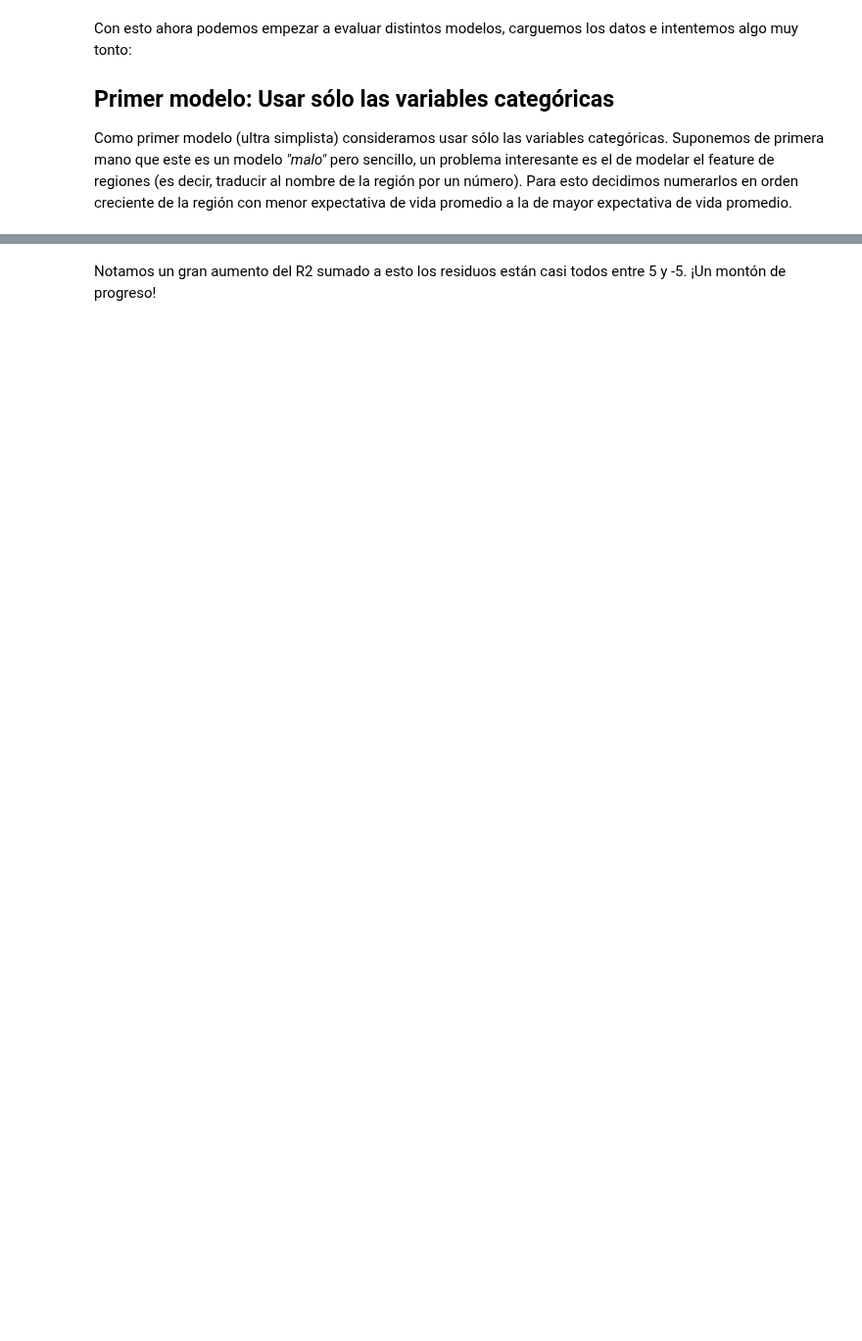
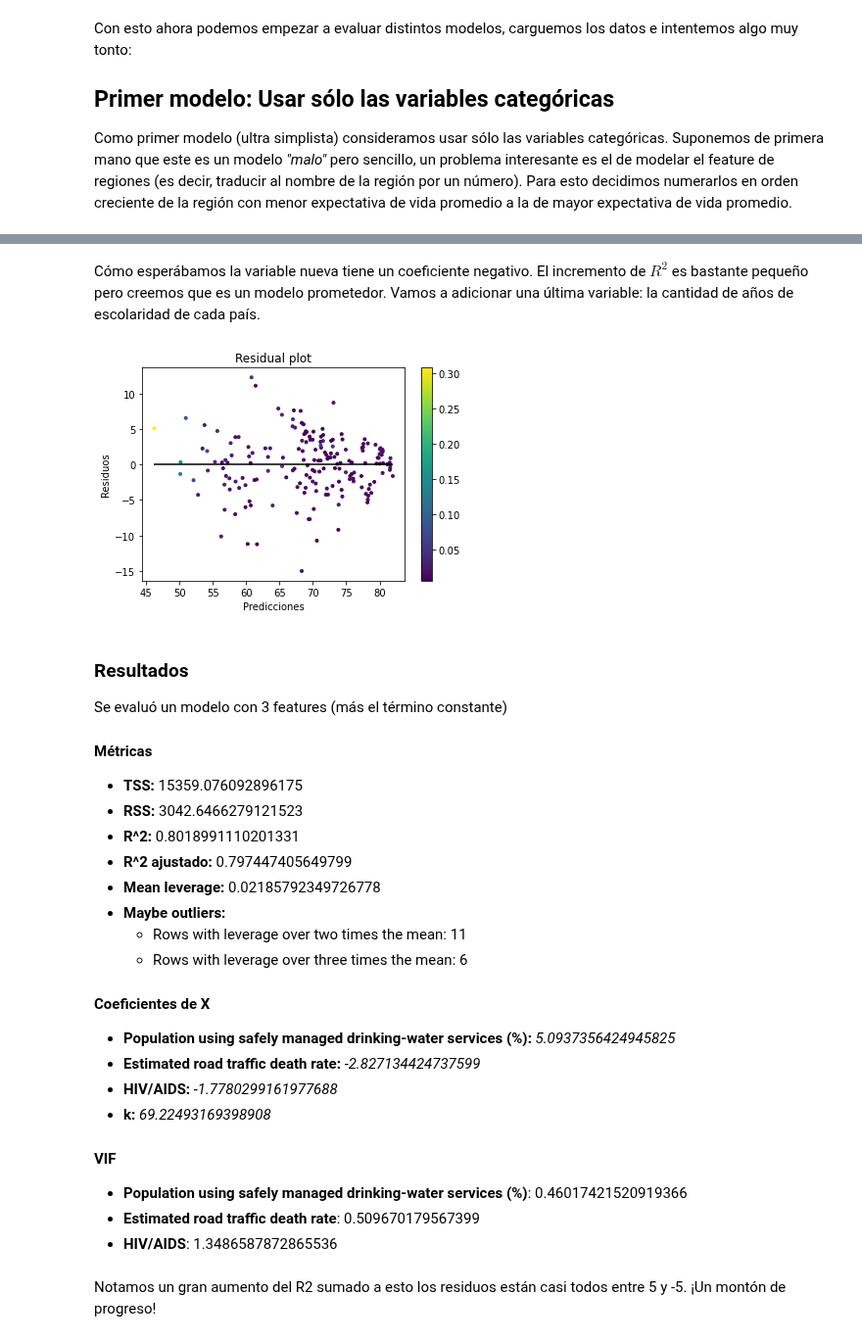
Before and after one commit to iglosiggio/metnum-tp3, a Jupyter notebook: notebooks/modelos-de-regresion-reentrega.ipynb, the cells around one changed output, grey strips where cells are left out. Shown at 98% size. Saved outputs shown, nothing was run; the diff lists cells and outputs as text; code cells hidden in the pictures; blank space fills up the shorter version.

```diff
--- a/notebooks/modelos-de-regresion-reentrega.ipynb
+++ b/notebooks/modelos-de-regresion-reentrega.ipynb
@@ -306,2 +291,28 @@ Se evaluó un modelo con 4 features (más el término constante)
+# %% [markdown]
+Cómo esperábamos la variable nueva tiene un coeficiente negativo. El incremento de $R^2$ es bastante pequeño pero creemos que es un modelo prometedor. Vamos a adicionar una última variable: la cantidad de años de escolaridad de cada país.
+# %%
+probar_modelo(df[['Population using safely managed drinking-water services (%)', 'Estimated road traffic death rate', 'HIV/AIDS']])
+# %% [output]
+[figure, added]
+### Resultados
+Se evaluó un modelo con 3 features (más el término constante)
+#### Métricas
+- **TSS:** 15359.076092896175
+- **RSS:** 3042.6466279121523
+- **R^2:** 0.8018991110201331
+- **R^2 ajustado:** 0.797447405649799
+- **Mean leverage:** 0.02185792349726778
+- **Maybe outliers:**
+  * Rows with leverage over two times the mean: 11
+  * Rows with leverage over three times the mean: 6
+#### Coeficientes de X
+- **Population using safely managed drinking-water services (%):** _5.0937356424945825_
+- **Estimated road traffic death rate:** _-2.827134424737599_
+- **HIV/AIDS:** _-1.7780299161977688_
+- **k:** _69.22493169398908_
+#### VIF
+- **Population using safely managed drinking-water services (%)**: 0.46017421520919366
+- **Estimated road traffic death rate**: 0.509670179567399
+- **HIV/AIDS**: 1.3486587872865536
 # %% [markdown]
 Notamos un gran aumento del R2 sumado a esto los residuos están casi todos entre 5 y -5. ¡Un montón de progreso!
```
Also changed, not shown: parts of 19 cells of this notebook.
